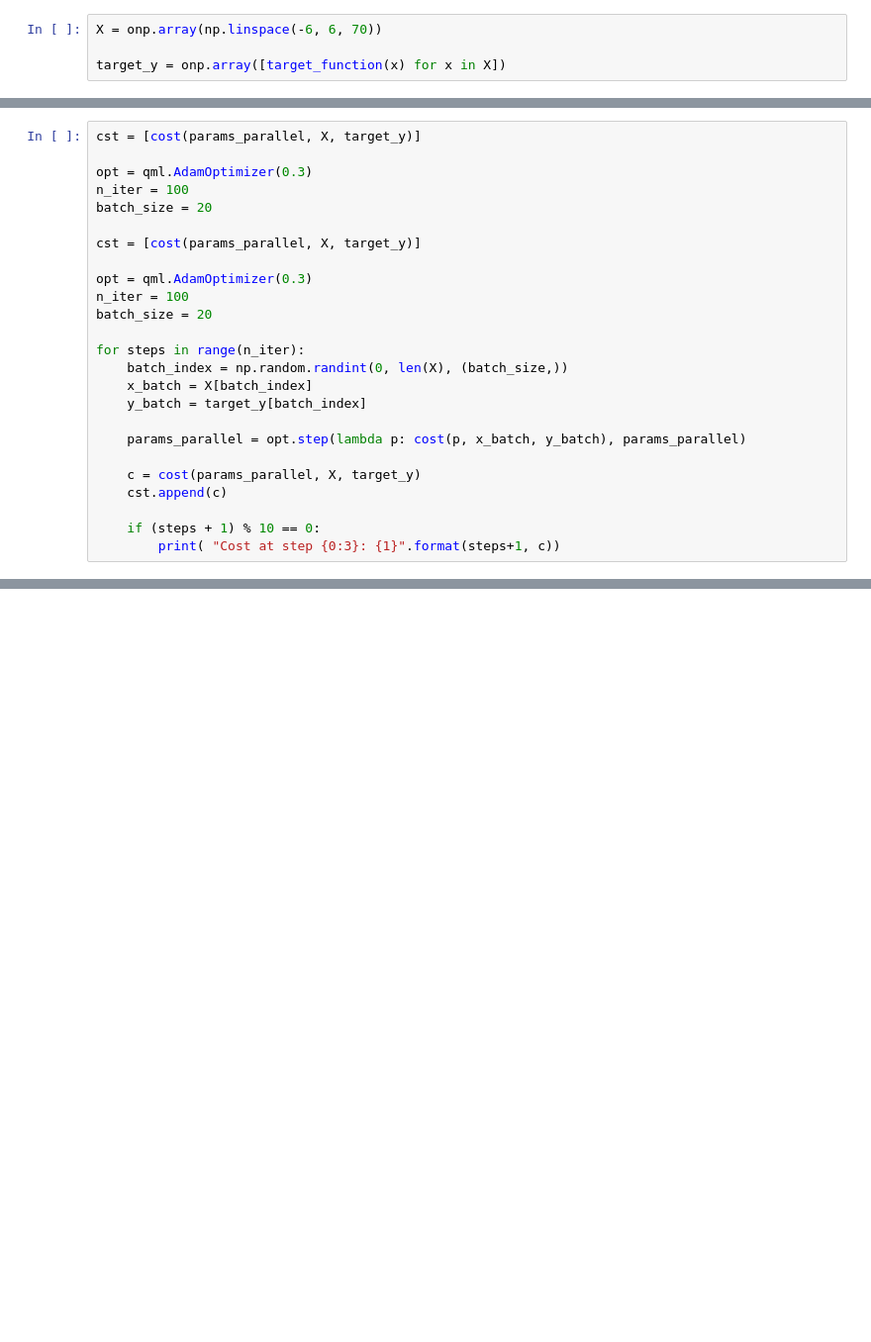
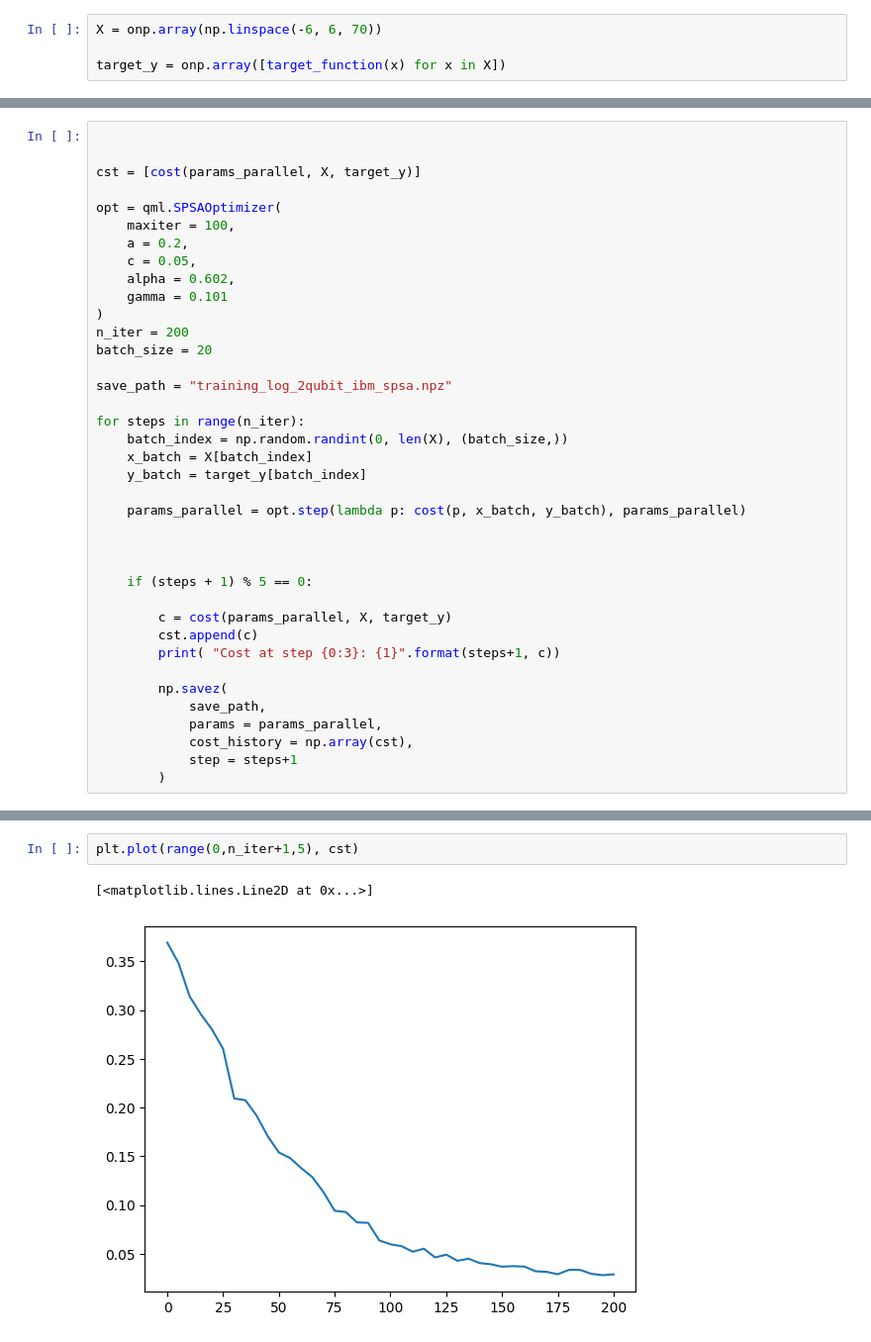
Before and after one commit to tripathydevjyoti/Quantum-Machine-Learning-, a Jupyter notebook: 2 qubit circuits/2 qubit parallel noisy.ipynb, the cells around one changed output, grey strips where cells are left out. Shown at 99% size. Saved outputs shown, nothing was run; the diff lists cells and outputs as text; blank space fills up the shorter version.

Commit message:
ibm fakelima spsa update

```diff
--- a/2 qubit circuits/2 qubit parallel noisy.ipynb
+++ b/2 qubit circuits/2 qubit parallel noisy.ipynb
@@ -85,15 +108,19 @@ print(params_parallel)
 # %%
-cst = [cost(params_parallel, X, target_y)]
 
-opt = qml.AdamOptimizer(0.3)
-n_iter = 100
-batch_size = 20
 
 cst = [cost(params_parallel, X, target_y)]
 
-opt = qml.AdamOptimizer(0.3)
-n_iter = 100
+opt = qml.SPSAOptimizer(
+    maxiter = 100,
+    a = 0.2,
+    c = 0.05,
+    alpha = 0.602,
+    gamma = 0.101
+)
+n_iter = 200
 batch_size = 20
+
+save_path = "training_log_2qubit_ibm_spsa.npz"
 
 for steps in range(n_iter):
     batch_index = np.random.randint(0, len(X), (batch_size,))
@@ -102,9 +129,18 @@ for steps in range(n_iter):
 
     params_parallel = opt.step(lambda p: cost(p, x_batch, y_batch), params_parallel)
 
-    c = cost(params_parallel, X, target_y)
-    cst.append(c)
 
-    if (steps + 1) % 10 == 0:
+
+    if (steps + 1) % 5 == 0:
+
+        c = cost(params_parallel, X, target_y)
+        cst.append(c)
         print( "Cost at step {0:3}: {1}".format(steps+1, c))
+
+        np.savez(
+            save_path,
+            params = params_parallel,
+            cost_history = np.array(cst),
+            step = steps+1
+        )
 # %% [output]
@@ -111,0 +164,5 @@ IBMInputValueError: 'The instruction rzz is supported only for angles in the ran
+# %%
+plt.plot(range(0,n_iter+1,5), cst)
+# %% [output]
+[<matplotlib.lines.Line2D at 0x...>]
+[figure, added]
```
Also changed, not shown: parts of 14 cells of this notebook, 6 other files.
